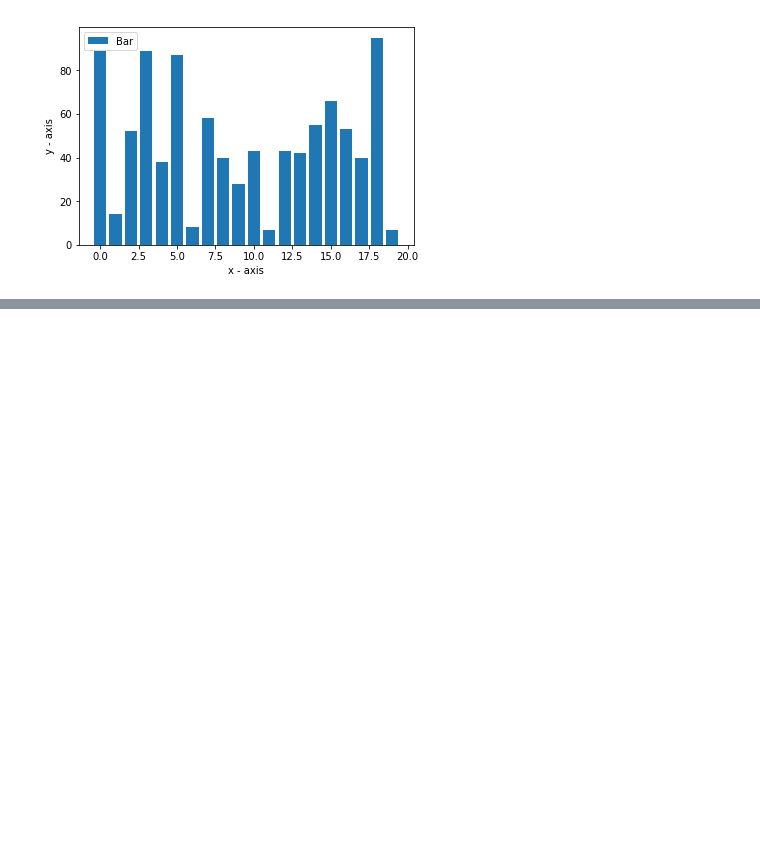
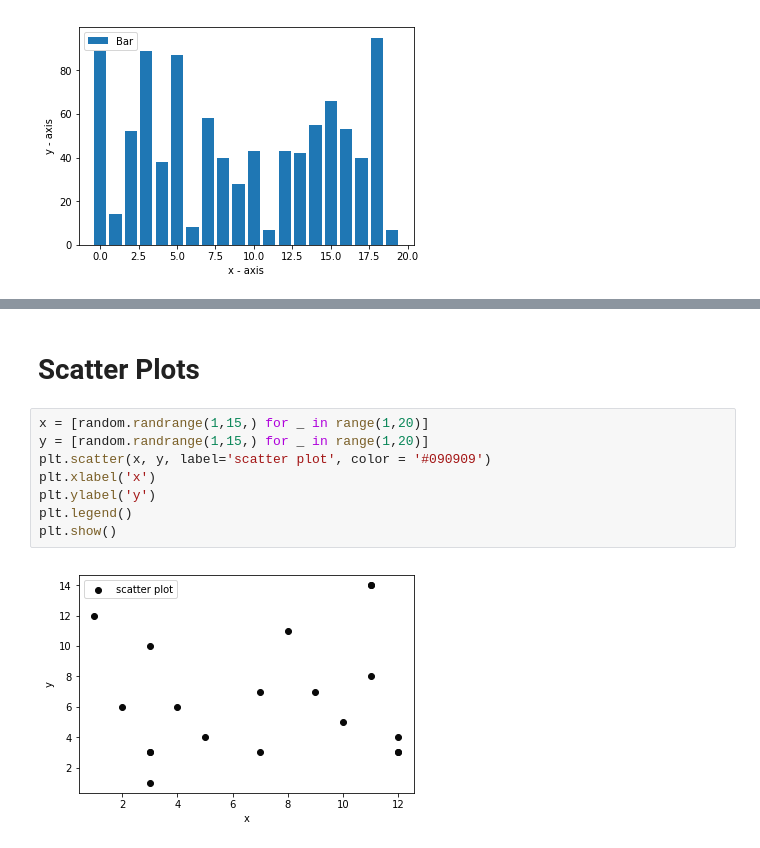
Before and after one commit to surya1singh/matplotlib_examples, a Jupyter notebook: basic.ipynb, the cells around one changed output, grey strips where cells are left out. Saved outputs shown, nothing was run; the diff lists cells and outputs as text; blank space fills up the shorter version.

```diff
--- a/basic.ipynb
+++ b/basic.ipynb
@@ -81,0 +78,12 @@ bins
+# %% [markdown]
+# Scatter Plots
+# %%
+x = [random.randrange(1,15,) for _ in range(1,20)]
+y = [random.randrange(1,15,) for _ in range(1,20)]
+plt.scatter(x, y, label='scatter plot', color = '#090909')
+plt.xlabel('x')
+plt.ylabel('y')
+plt.legend()
+plt.show()
+# %% [output]
+[figure, added]
```
Also changed, not shown: parts of 3 cells of this notebook.
